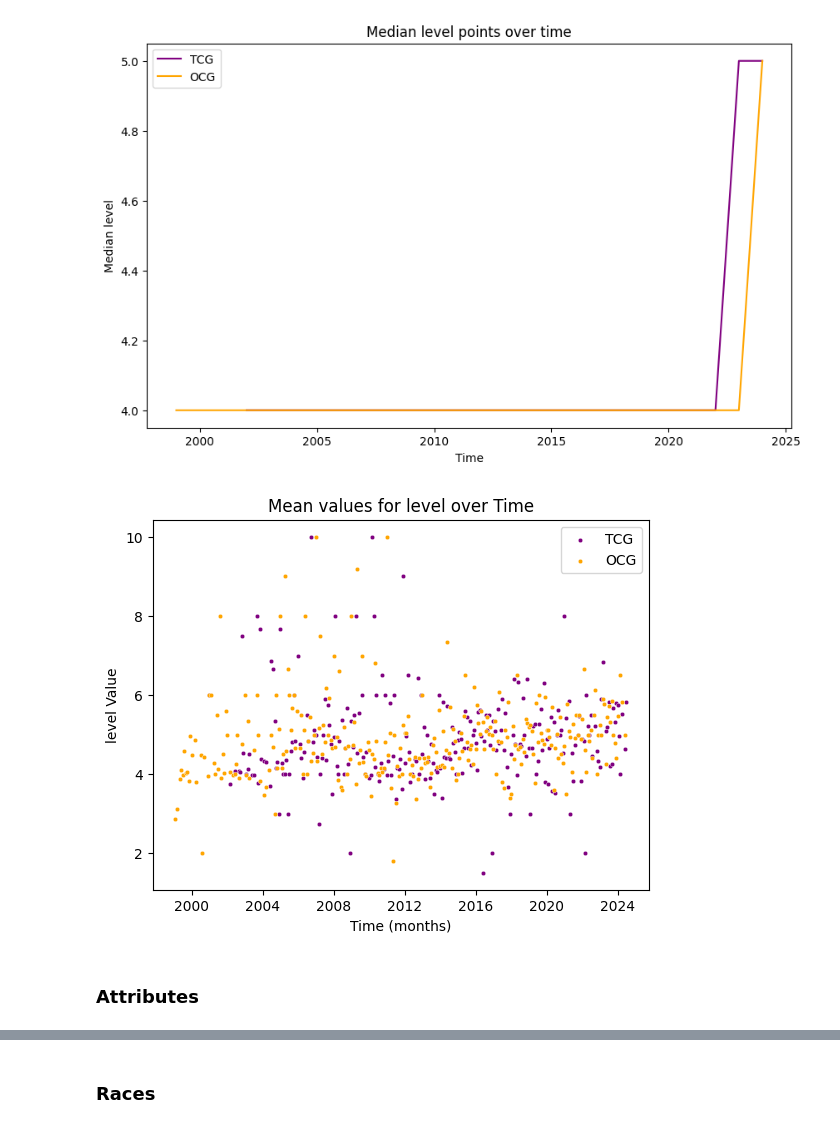
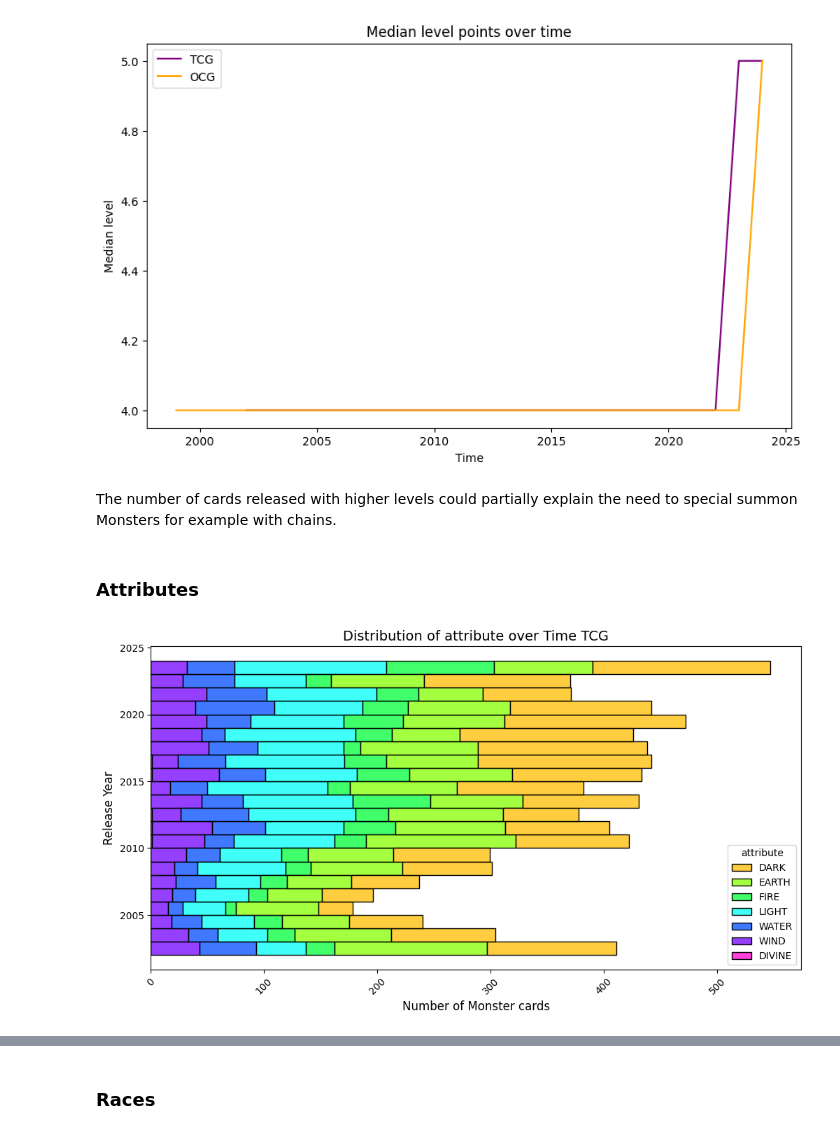
Before and after one commit to HanaeBonnafoux/yugioh, a Jupyter notebook: yu-gi-oh-s-evolution-through-the-cards.ipynb, the cells around one changed output, grey strips where cells are left out. Cells and saved outputs as stored; diff of their text form; code cells hidden in the pictures.

Commit message:
Kaggle Notebook | Yu-Gi-Oh cards over time EDA | Version 28

```diff
--- a/yu-gi-oh-s-evolution-through-the-cards.ipynb
+++ b/yu-gi-oh-s-evolution-through-the-cards.ipynb
@@ -454,11 +452,30 @@ card_quantitative_values_plot("Median", median_level_tcg, median_level_ocg, "lev
 # %% [output]
 [figure]
 # %%
-avg_level_tcg_monthly = cards_data[cards_data["primary_type"] == "Monster Card"].groupby("tcg_year_month")["level"].mean().reset_index()
-avg_level_ocg_monthly = cards_data[cards_data["primary_type"] == "Monster Card"].groupby("ocg_year_month")["level"].mean().reset_index()
+#avg_level_tcg_monthly = cards_data[cards_data["primary_type"] == "Monster Card"].groupby("tcg_year_month")["level"].mean().reset_index()
+#avg_level_ocg_monthly = cards_data[cards_data["primary_type"] == "Monster Card"].groupby("ocg_year_month")["level"].mean().reset_index()
 
-card_quantitative_values_plot_monthly(avg_level_tcg_monthly, avg_level_ocg_monthly, "level")
+#card_quantitative_values_plot_monthly(avg_level_tcg_monthly, avg_level_ocg_monthly, "level")
-# %% [output]
-[figure, removed]
+# %% [markdown]
+The number of cards released with higher levels could partially explain the need to special summon Monsters for example with chains.
 # %% [markdown]
 ### Attributes
+# %%
+#making a function to use in 2 different graphs
+def m_card_stacked_hist_over_time(time_col= None, parameter_col = None , formats=None):
+    data_attributes = (cards_data[cards_data["primary_type"] == "Monster Card"].groupby([time_col, parameter_col]).size().reset_index(name="count"))
+
+    # Step 2: Plot the histogram
+    plt.figure(figsize=(12, 6))
+    ax = sns.histplot(data=data_attributes, y=time_col, hue=parameter_col, weights="count", multiple="stack", palette='hsv', legend=True, bins=range(cards_data[time_col].min(), cards_data[time_col].max() + 1))
+
+    # Step 4: Add labels and title
+    plt.title(f"Distribution of {parameter_col} over Time {formats}", fontsize=14)
+    plt.ylabel("Release Year", fontsize=12)
+    plt.xlabel("Number of Monster cards", fontsize=12)
+    plt.xticks(rotation=45)
+    plt.show()
+# %%
+m_card_stacked_hist_over_time(time_col= "tcg_year", parameter_col = "attribute", formats= "TCG")
+# %% [output]
+[figure, added]
```
Also changed, not shown: parts of 16 cells of this notebook.
